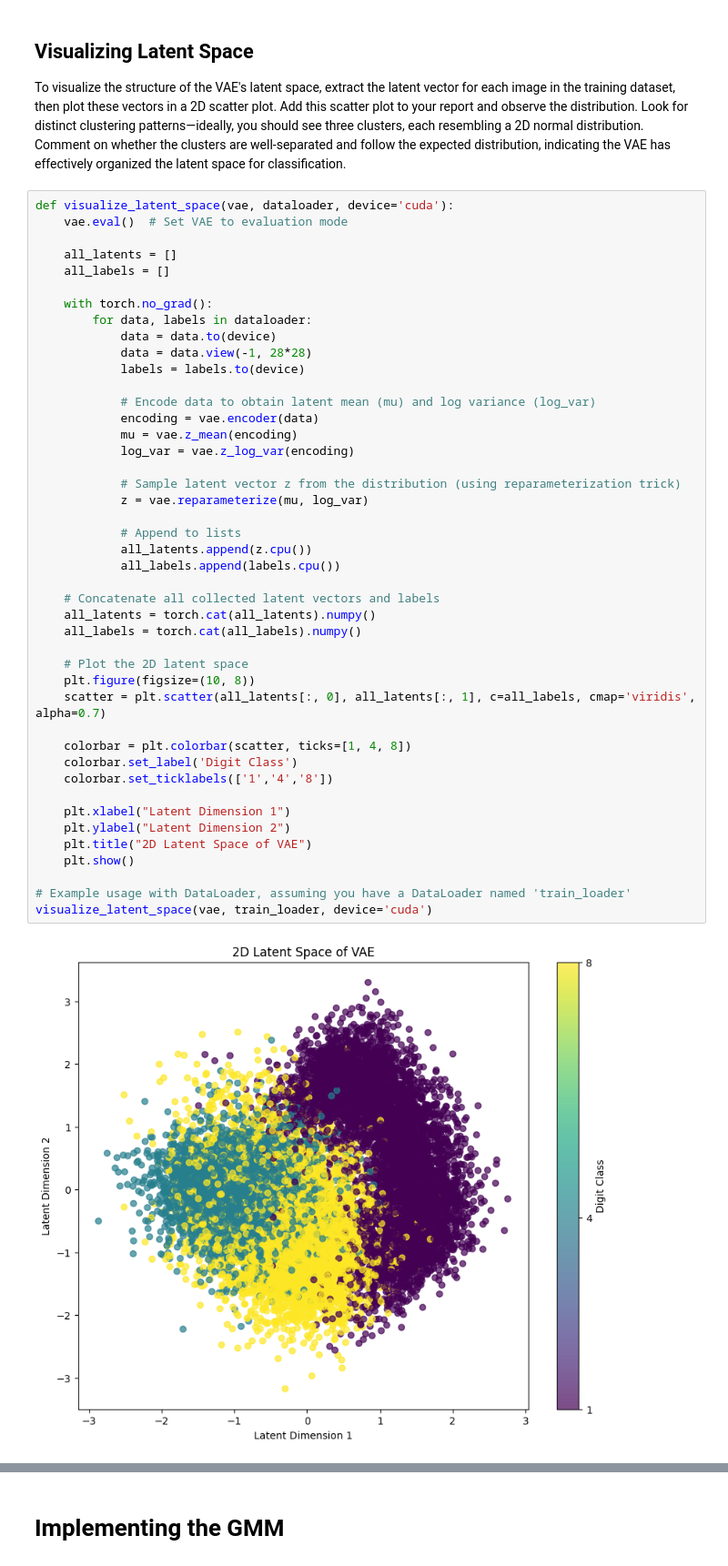
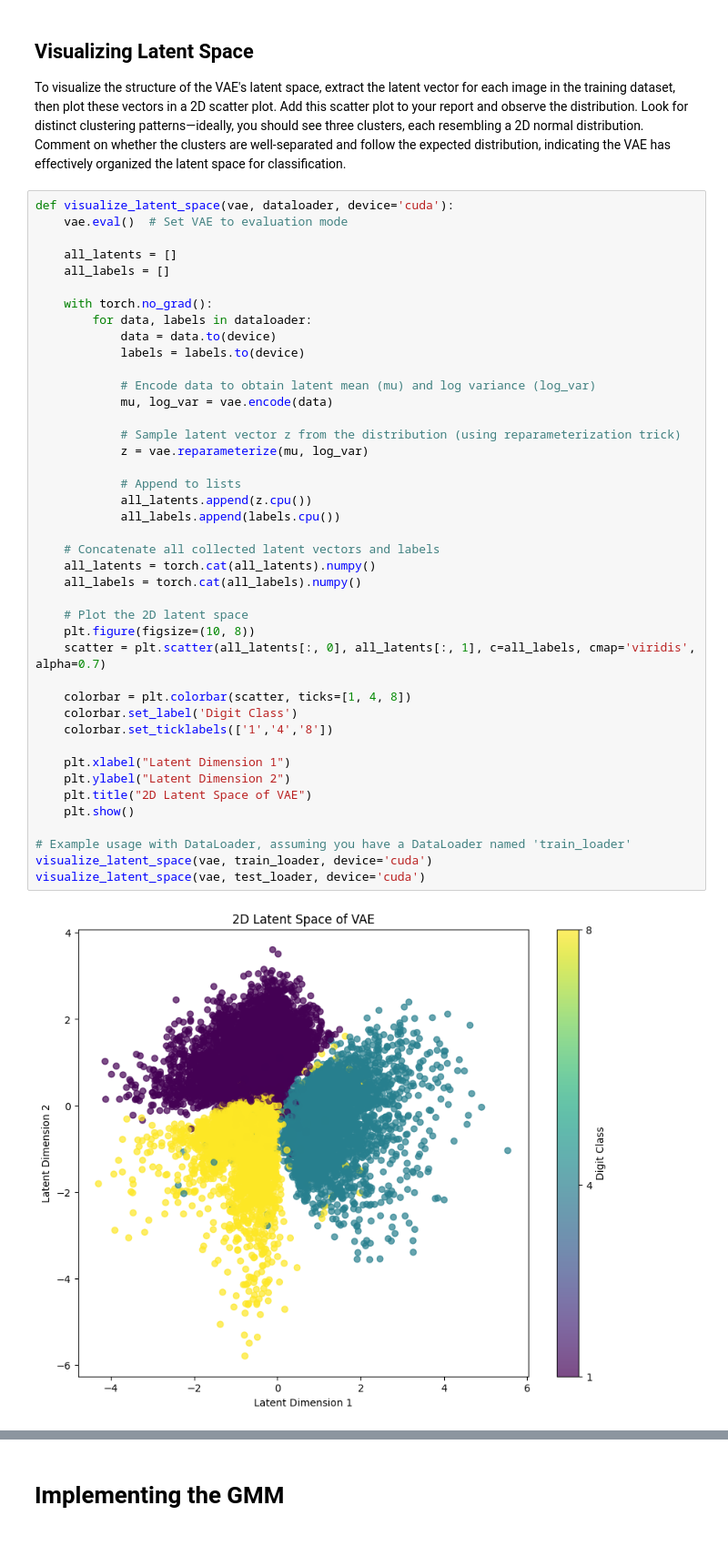
Before and after one commit to RISHIT7/GMM-VAE, a Jupyter notebook: notebooks/GMVAE.ipynb, the cells around one changed output, grey strips where cells are left out. Shown at 91% size. Cells and saved outputs as stored; diff of their text form.

```diff
--- a/notebooks/GMVAE.ipynb
+++ b/notebooks/GMVAE.ipynb
@@ -510,39 +606,37 @@ def visualize_latent_space(vae, dataloader, device='cuda'):
     with torch.no_grad():
         for data, labels in dataloader:
             data = data.to(device)
-            data = data.view(-1, 28*28)
             labels = labels.to(device)
 
             # Encode data to obtain latent mean (mu) and log variance (log_var)
-            encoding = vae.encoder(data)
-            mu = vae.z_mean(encoding)
-            log_var = vae.z_log_var(encoding)
+            mu, log_var = vae.encode(data)
 
             # Sample latent vector z from the distribution (using reparameterization trick)
             z = vae.reparameterize(mu, log_var)
 
             # Append to lists
             all_latents.append(z.cpu())
             all_labels.append(labels.cpu())
 
     # Concatenate all collected latent vectors and labels
     all_latents = torch.cat(all_latents).numpy()
     all_labels = torch.cat(all_labels).numpy()
 
     # Plot the 2D latent space
     plt.figure(figsize=(10, 8))
     scatter = plt.scatter(all_latents[:, 0], all_latents[:, 1], c=all_labels, cmap='viridis', alpha=0.7)
 
     colorbar = plt.colorbar(scatter, ticks=[1, 4, 8])
     colorbar.set_label('Digit Class')
     colorbar.set_ticklabels(['1','4','8'])
 
     plt.xlabel("Latent Dimension 1")
     plt.ylabel("Latent Dimension 2")
     plt.title("2D Latent Space of VAE")
     plt.show()
 
 # Example usage with DataLoader, assuming you have a DataLoader named 'train_loader'
 visualize_latent_space(vae, train_loader, device='cuda')
+visualize_latent_space(vae, test_loader, device='cuda')
 # %% [output]
-[figure, old version]
+[figure, new version]
```
Also changed, not shown: parts of 30 cells of this notebook.
